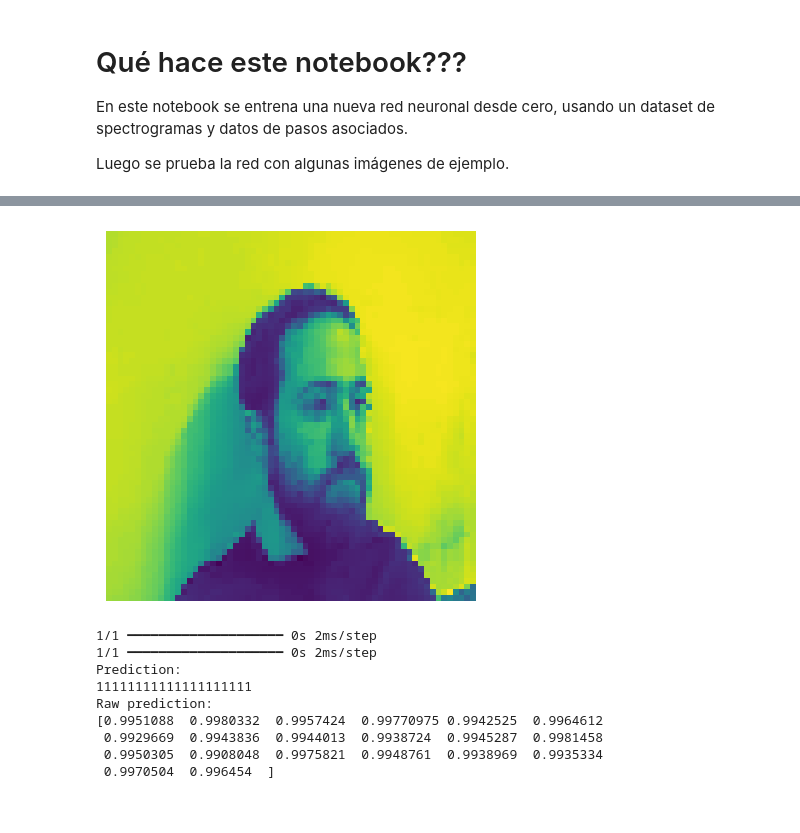
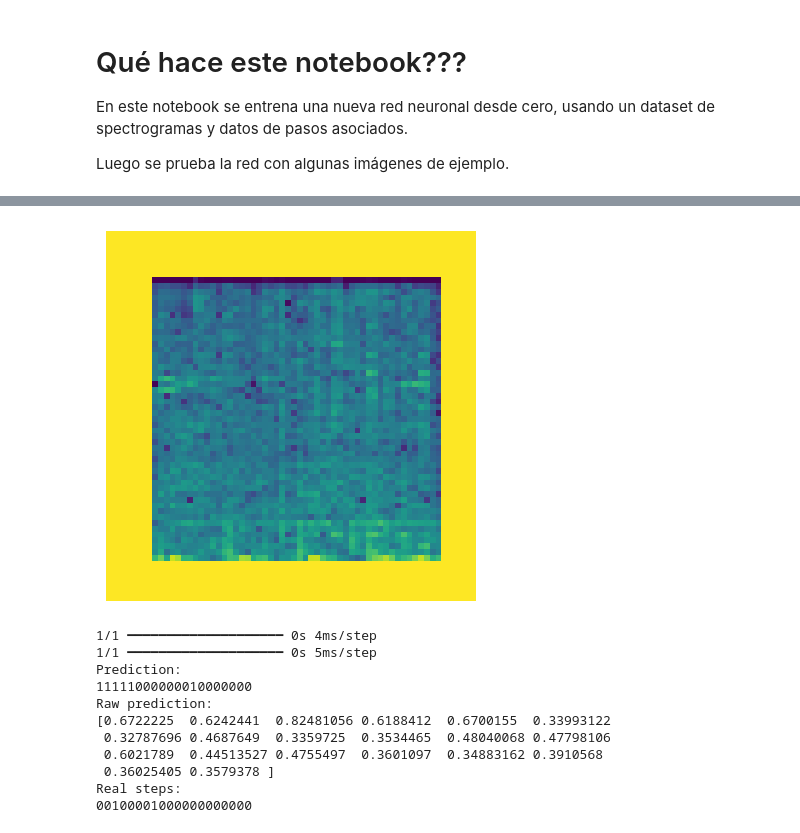
Before and after one commit to nadiagutierrez89/project_pumpitup, a Jupyter notebook: entrenar_y_probar_red_neuronal.ipynb, the cells around one changed output, grey strips where cells are left out. Drawn from its saved outputs; the diff is of its cells as text; code cells hidden in the pictures.

```diff
--- a/entrenar_y_probar_red_neuronal.ipynb
+++ b/entrenar_y_probar_red_neuronal.ipynb
@@ -9,8 +9,9 @@ from ai import PumpIA
 
 pia = PumpIA()
 pia.load_dataset(
-    dataset_json_path="./fake_ds.json",
+    dataset_json_path="./resultado_con_cant_notas.json",
     train_sgrams_root_path="./sgrams",
+    sample_size=14000,
 )
 
 pia.show_sgrams(sample=3)
@@ -43,14 +48,16 @@ pia.predict("./sgrams/fisa_pared_mp4_300.jpg")
 # %%
 # obtener una predicción pero mirar un poco más en detalle la imagen, la predicción cruda interna, etc
-pia.show_and_predict("./sgrams/fisa_pared_mp4_300.jpg")
+pia.show_and_predict("./sgrams/PE62_63.png")
 # %% [output]
-[figure, old version]
+[figure, new version]
-1/1 ━━━━━━━━━━━━━━━━━━━━ 0s 2ms/step
-1/1 ━━━━━━━━━━━━━━━━━━━━ 0s 2ms/step
+1/1 ━━━━━━━━━━━━━━━━━━━━ 0s 4ms/step
+1/1 ━━━━━━━━━━━━━━━━━━━━ 0s 5ms/step
 Prediction:
-11111111111111111111
+11111000000010000000
 Raw prediction:
-[0.9951088  0.9980332  0.9957424  0.99770975 0.9942525  0.9964612
- 0.9929669  0.9943836  0.9944013  0.9938724  0.9945287  0.9981458
- 0.9950305  0.9908048  0.9975821  0.9948761  0.9938969  0.9935334
- 0.9970504  0.996454  ]
+[0.6722225  0.6242441  0.82481056 0.6188412  0.6700155  0.33993122
+ 0.32787696 0.4687649  0.3359725  0.3534465  0.48040068 0.47798106
+ 0.6021789  0.44513527 0.4755497  0.3601097  0.34883162 0.3910568
+ 0.36025405 0.3579378 ]
+Real steps:
+00100001000000000000
```
Also changed, not shown: parts of 4 cells of this notebook, 2 other files.
